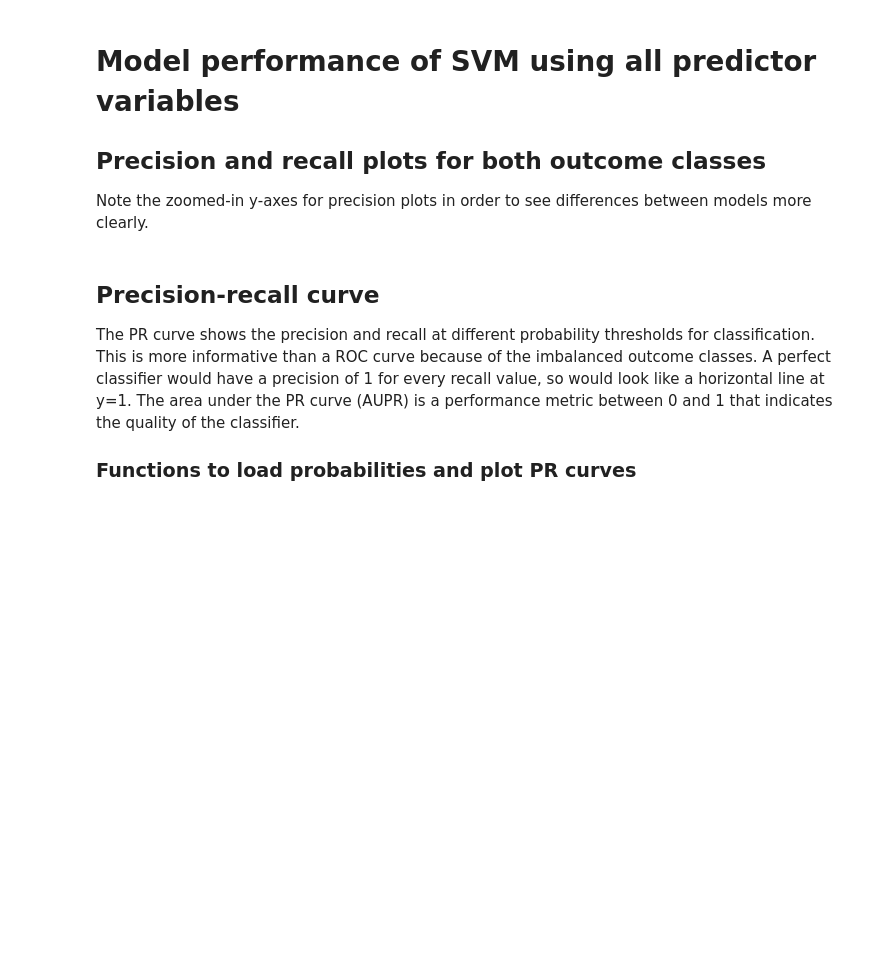
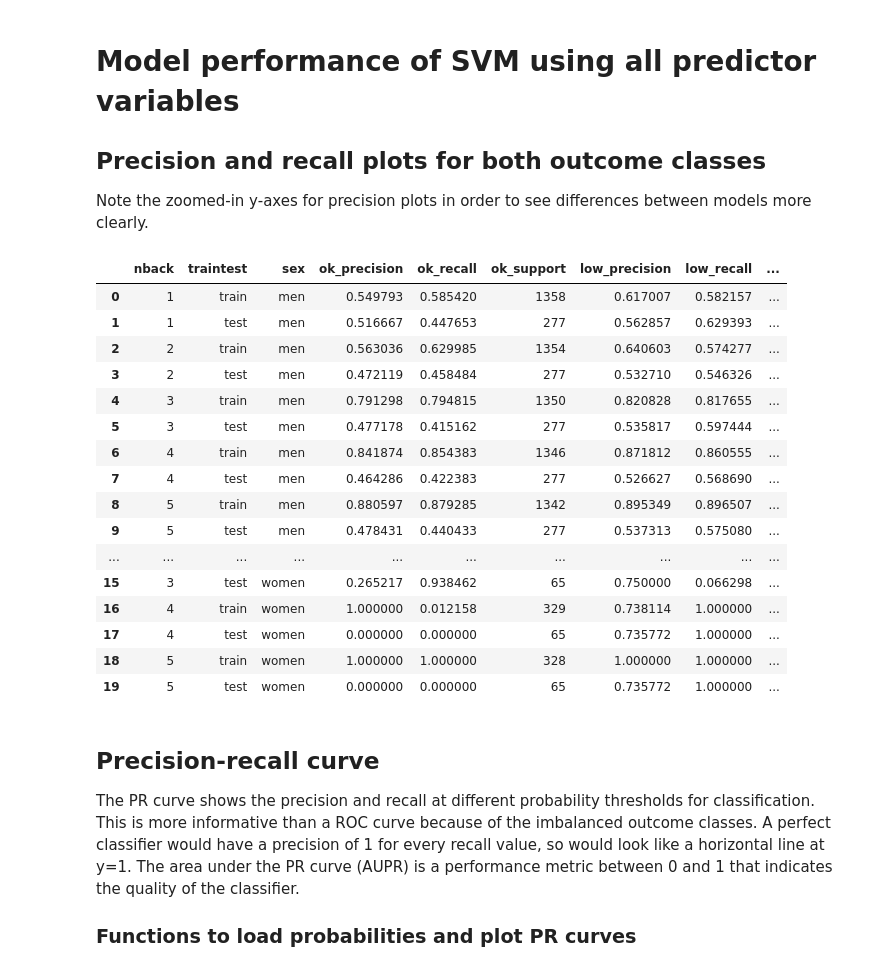
Before and after one commit to vinkenoogm/hbpred-compare, a Jupyter notebook: src/modelperformance.ipynb, the cells around one changed output. Drawn from its saved outputs; the diff is of its cells as text; code cells hidden in the pictures; blank space fills up the shorter version.

```diff
--- a/src/3_modelperformance.ipynb
+++ b/src/modelperformance.ipynb
@@ -120,6 +120,26 @@ Note the zoomed-in y-axes for precision plots in order to see differences betwee
 # %%
 res_df = pretty_results([f'res_{sex}_{nback}' for sex in ['men','women'] for nback in range(1,6)])
 res_df = get_scores(res_df)
+# %%
+res_df
+# %% [output]
+|  | nback | traintest | sex | ok_precision | ok_recall | ok_support | low_precision | low_recall | ... |
+| 0 | 1 | train | men | 0.549793 | 0.585420 | 1358 | 0.617007 | 0.582157 | ... |
+| 1 | 1 | test | men | 0.516667 | 0.447653 | 277 | 0.562857 | 0.629393 | ... |
+| 2 | 2 | train | men | 0.563036 | 0.629985 | 1354 | 0.640603 | 0.574277 | ... |
+| 3 | 2 | test | men | 0.472119 | 0.458484 | 277 | 0.532710 | 0.546326 | ... |
+| 4 | 3 | train | men | 0.791298 | 0.794815 | 1350 | 0.820828 | 0.817655 | ... |
+| 5 | 3 | test | men | 0.477178 | 0.415162 | 277 | 0.535817 | 0.597444 | ... |
+| 6 | 4 | train | men | 0.841874 | 0.854383 | 1346 | 0.871812 | 0.860555 | ... |
+| 7 | 4 | test | men | 0.464286 | 0.422383 | 277 | 0.526627 | 0.568690 | ... |
+| 8 | 5 | train | men | 0.880597 | 0.879285 | 1342 | 0.895349 | 0.896507 | ... |
+| 9 | 5 | test | men | 0.478431 | 0.440433 | 277 | 0.537313 | 0.575080 | ... |
+| ... | ... | ... | ... | ... | ... | ... | ... | ... | ... |
+| 15 | 3 | test | women | 0.265217 | 0.938462 | 65 | 0.750000 | 0.066298 | ... |
+| 16 | 4 | train | women | 1.000000 | 0.012158 | 329 | 0.738114 | 1.000000 | ... |
+| 17 | 4 | test | women | 0.000000 | 0.000000 | 65 | 0.735772 | 1.000000 | ... |
+| 18 | 5 | train | women | 1.000000 | 1.000000 | 328 | 1.000000 | 1.000000 | ... |
+| 19 | 5 | test | women | 0.000000 | 0.000000 | 65 | 0.735772 | 1.000000 | ... |
 # %%
 plot_precision_recall(res_df, 'ok_precision', (0.95, 1), 'Precision\nclass no deferral', save='all_ok_precision')
 plot_precision_recall(res_df, 'ok_recall', (0, 1), 'Recall\nclass no deferral', save='all_ok_recall')
```
Also changed, not shown: 3 other files.
